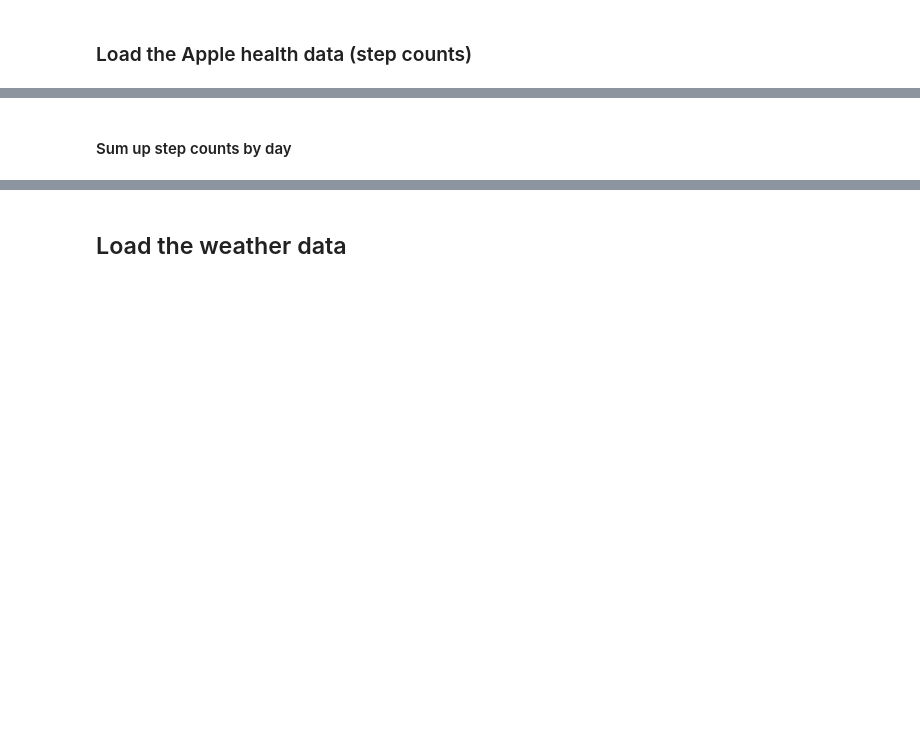
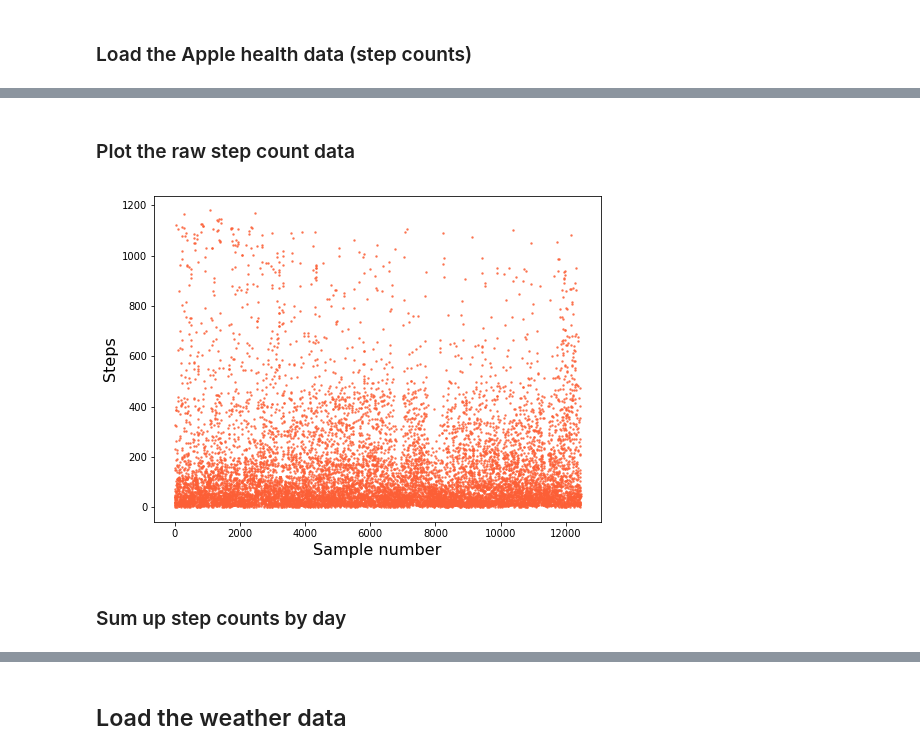
Before and after one commit to johnwmillr/WeatherStepCount, a Jupyter notebook: Apple_Health_StepCounts.ipynb, the cells around one changed output, grey strips where cells are left out. Drawn from its saved outputs; the diff is of its cells as text; code cells hidden in the pictures; blank space fills up the shorter version.

```diff
--- a/Apple_Health_StepCounts.ipynb
+++ b/Apple_Health_StepCounts.ipynb
@@ -10,21 +10,22 @@ from calendar import monthrange
 FS = 16 # Font size for plots
 # %% [markdown]
 ### Load the Apple health data (step counts)
-# %%
-xDoc = xml.etree.ElementTree.parse('./data/apple_health_export/export.xml')
-xRoot = xDoc.getroot()
-items = list(xRoot)
-step_type = 'HKQuantityTypeIdentifierStepCount'
 # %%
-tmp_step_data = []
-for i,item in enumerate(items):
-    if 'type' in item.attrib and item.attrib['type'] == step_type:
-        tmp_step_data.append((item.attrib['creationDate'], item.attrib['startDate'], item.attrib['endDate'], item.attrib['value']))
+def load_apple_health_data(pathToFile, item_type_identifier='HKQuantityTypeIdentifierStepCount'):
+    # Reads the XML file exported by Apple's Health iOS app
+    xDoc = xml.etree.ElementTree.parse(pathToFile)
+    items = list(xDoc.getroot()) # Elements in the XML data file
 
-# Convert to data frame
-all_step_data = pd.DataFrame(tmp_step_data, columns = ['creationDate','startDate','endDate','steps'])
+    # Loop through the XML items, appending samples with the requested identifier
+    all_types = []
+    tmp_data = []
+    for i,item in enumerate(items):
+        if 'type' in item.attrib and item.attrib['type'] == item_type_identifier:
+            tmp_data.append((item.attrib['creationDate'],
+                             item.attrib['startDate'],
+                             item.attrib['endDate'],
+                             item.attrib['value']))
 
-# Convert step counts to numpy array
-all_step_counts = np.array(all_step_data.values[:,-1], dtype=int)
-all_step_dates  = np.array(all_step_data.values[:,0])
-all_step_data.head()
+    # Convert to data frame
+    data = pd.DataFrame(tmp_data, columns = ['creationDate','startDate','endDate','steps'])
+    return data, np.array(all_step_data.values[:,-1], dtype=int)
@@ -38,2 +42,16 @@ all_step_data.head()
+# %% [markdown]
+### Plot the raw step count data
+# %%
+c = "#FC5F36"
+fig, ax = plt.subplots(figsize=(8,6))
+ax.plot(all_step_counts, '.', color=c, markersize=3, alpha=0.7)
+ax.set_xlabel("Sample number", fontsize=FS)
+ax.set_ylabel("Steps", fontsize=FS)
+# [ax.spines[loc].set_visible(False) for loc in ['right','top']]
+
+# plt.show()
+fig.savefig("./figures/step_counts_raw.png", format='png', dpi=300, bbox_inches='tight')
+# %% [output]
+[figure, added]
 # %% [markdown]
-#### Sum up step counts by day
+### Sum up step counts by day
```
Also changed, not shown: parts of 15 cells of this notebook.
